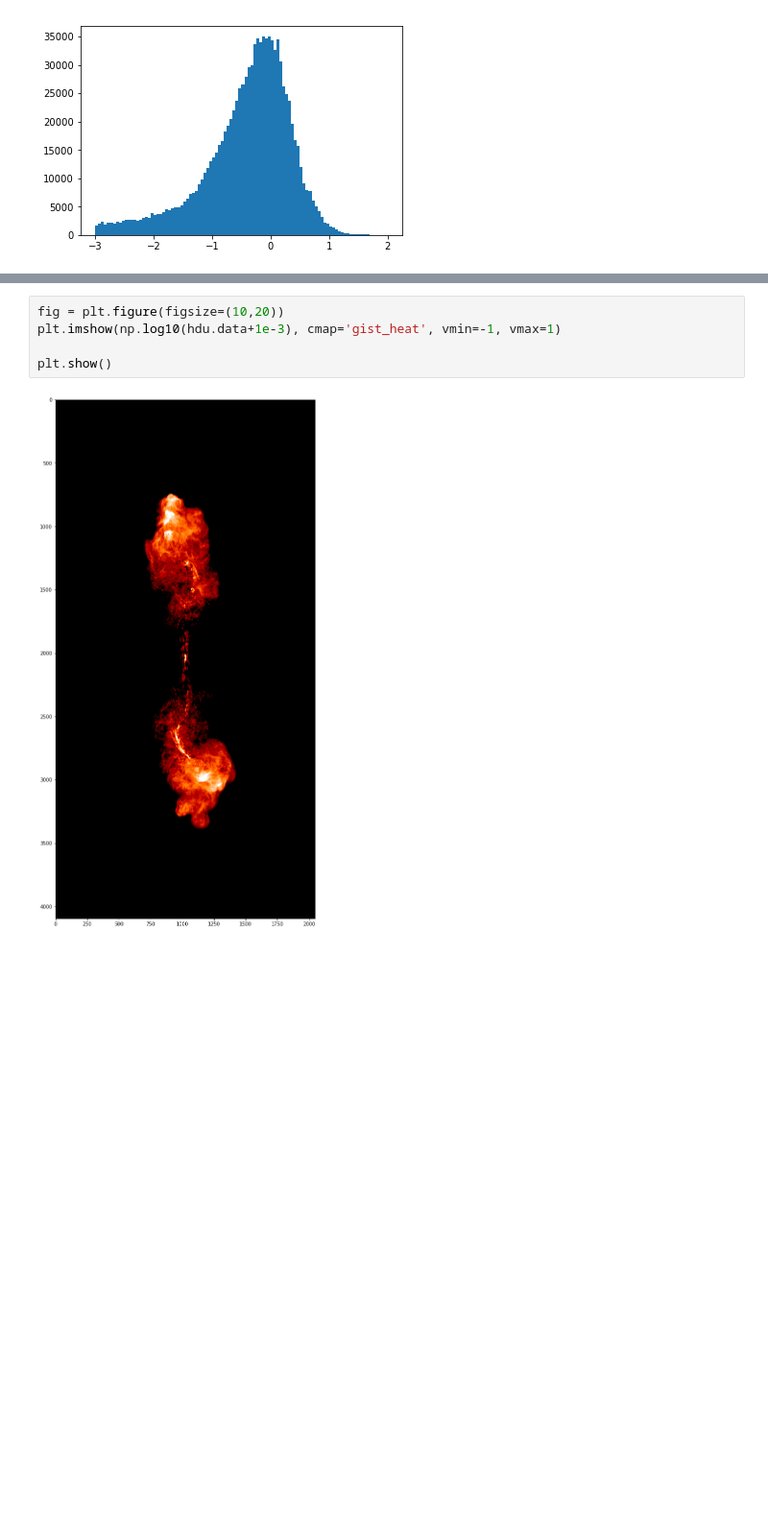
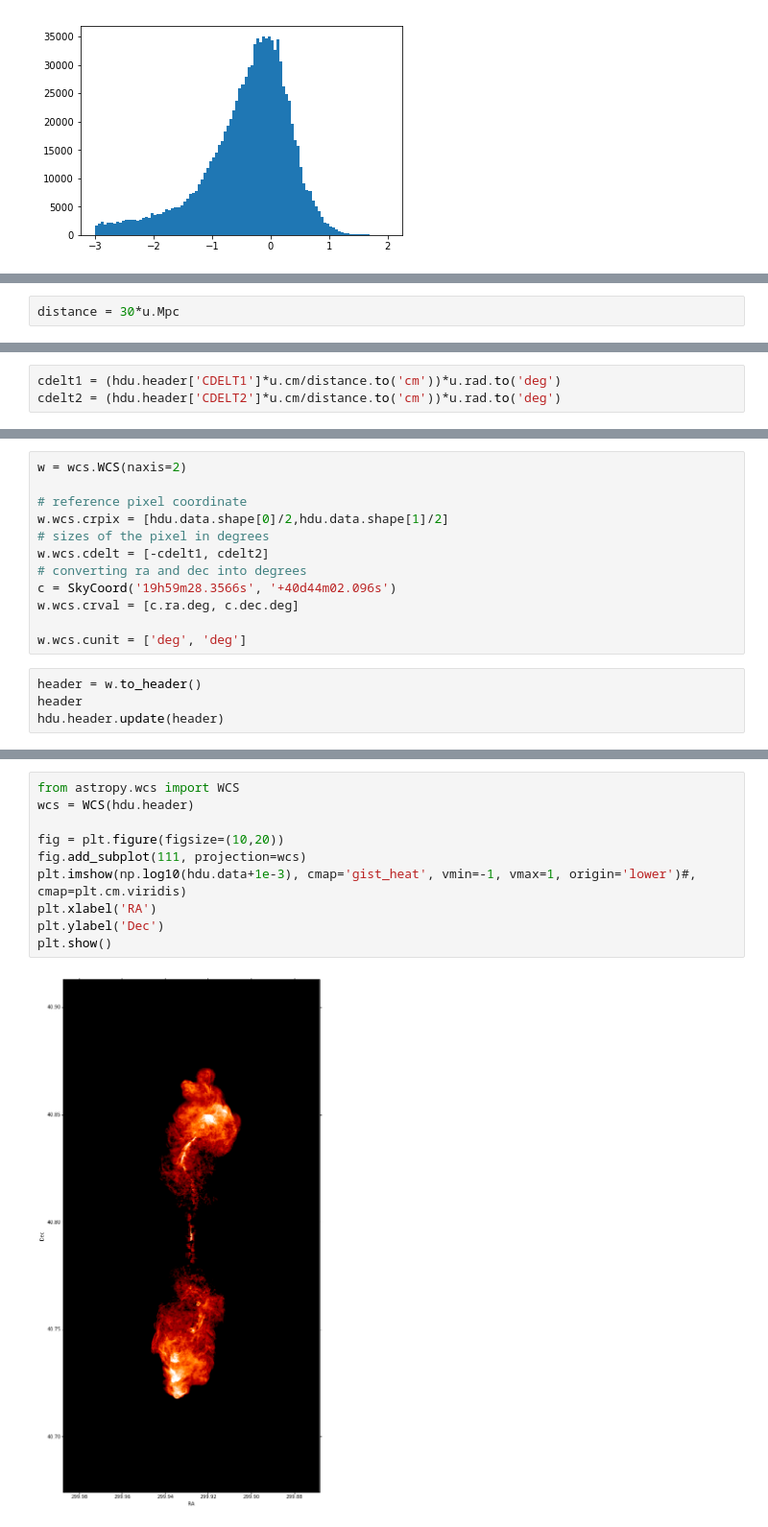
Before and after one commit to yihaochen/astropy, a Jupyter notebook: Stoke_polarization_plots.ipynb, the cells around one changed output, grey strips where cells are left out. Shown at 96% size. Cells and saved outputs as stored; diff of their text form; blank space fills up the shorter version.

Commit message:
Update header with wcs

```diff
--- a/Stoke_polarization_plots.ipynb
+++ b/Stoke_polarization_plots.ipynb
@@ -44,0 +47,2 @@ plt.show()
+# %%
+distance = 30*u.Mpc
@@ -44,0 +59,3 @@ plt.show()
+# %%
+cdelt1 = (hdu.header['CDELT1']*u.cm/distance.to('cm'))*u.rad.to('deg')
+cdelt2 = (hdu.header['CDELT2']*u.cm/distance.to('cm'))*u.rad.to('deg')
@@ -44,0 +70,16 @@ plt.show()
+# %%
+w = wcs.WCS(naxis=2)
+
+# reference pixel coordinate
+w.wcs.crpix = [hdu.data.shape[0]/2,hdu.data.shape[1]/2]
+# sizes of the pixel in degrees
+w.wcs.cdelt = [-cdelt1, cdelt2]
+# converting ra and dec into degrees
+c = SkyCoord('19h59m28.3566s', '+40d44m02.096s')
+w.wcs.crval = [c.ra.deg, c.dec.deg]
+
+w.wcs.cunit = ['deg', 'deg']
+# %%
+header = w.to_header()
+header
+hdu.header.update(header)
@@ -45,7 +106,12 @@ plt.show()
 # %%
+from astropy.wcs import WCS
+wcs = WCS(hdu.header)
+
 fig = plt.figure(figsize=(10,20))
-plt.imshow(np.log10(hdu.data+1e-3), cmap='gist_heat', vmin=-1, vmax=1)
-
+fig.add_subplot(111, projection=wcs)
+plt.imshow(np.log10(hdu.data+1e-3), cmap='gist_heat', vmin=-1, vmax=1, origin='lower')#, cmap=plt.cm.viridis)
+plt.xlabel('RA')
+plt.ylabel('Dec')
 plt.show()
 # %% [output]
-[figure, old version]
+[figure, new version]
```
Also changed, not shown: parts of 10 cells of this notebook.
